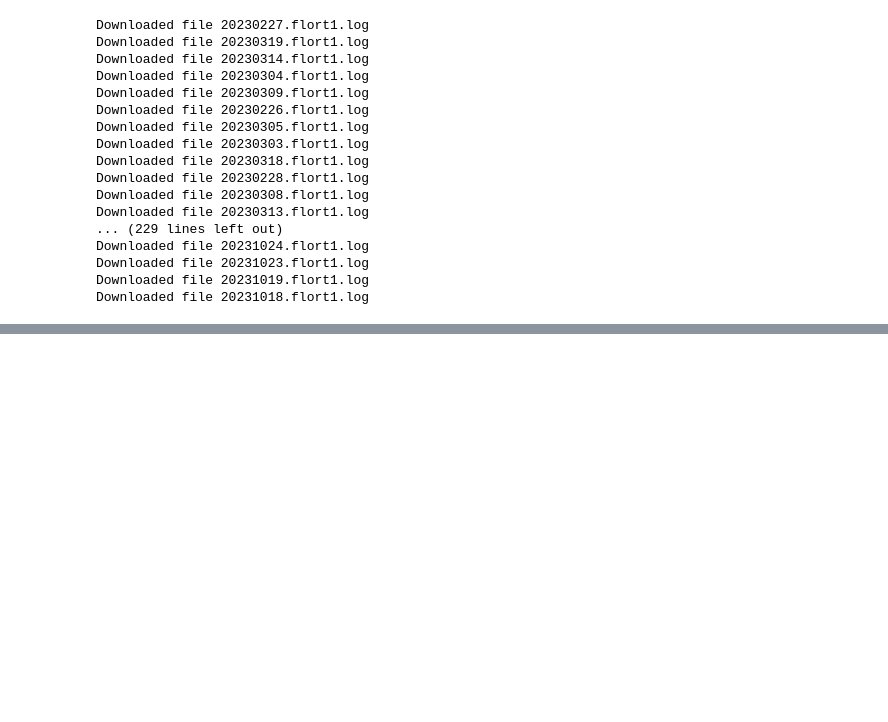
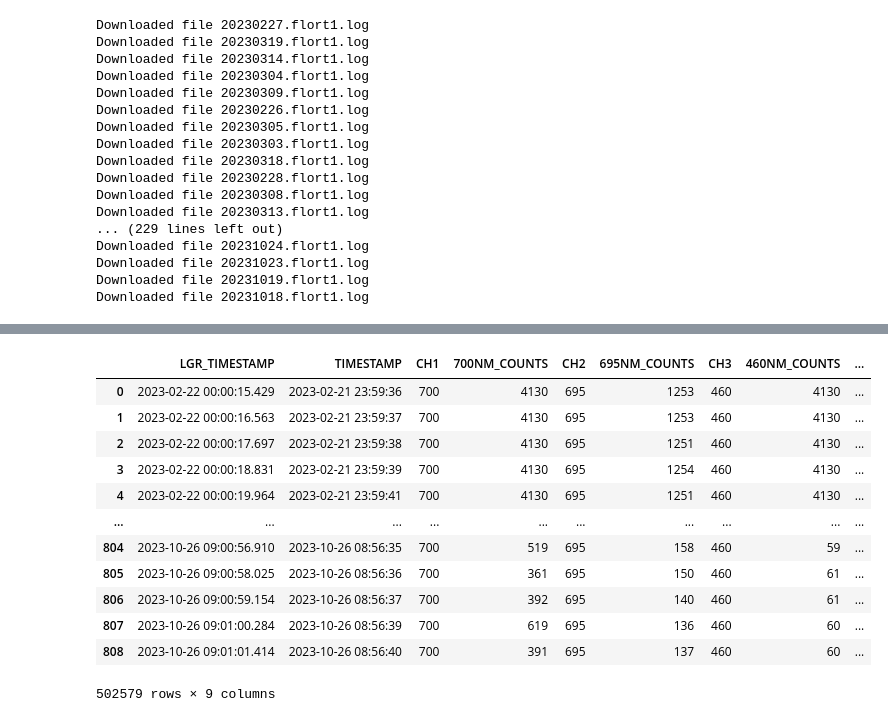
Before and after one commit to cooleyky/AST3, a Jupyter notebook: turbidity.ipynb, the cells around one changed output, grey strips where cells are left out. Cells and saved outputs as stored; diff of their text form; code cells hidden in the pictures; blank space fills up the shorter version.

```diff
--- a/turbidity.ipynb
+++ b/turbidity.ipynb
@@ -248,0 +286,16 @@ def load_flort_df(savepath, files):
+# %%
+flor_data
+# %% [output]
+|  | LGR_TIMESTAMP | TIMESTAMP | CH1 | 700NM_COUNTS | CH2 | 695NM_COUNTS | CH3 | 460NM_COUNTS | ... |
+| 0 | 2023-02-22 00:00:15.429 | 2023-02-21 23:59:36 | 700 | 4130 | 695 | 1253 | 460 | 4130 | ... |
+| 1 | 2023-02-22 00:00:16.563 | 2023-02-21 23:59:37 | 700 | 4130 | 695 | 1253 | 460 | 4130 | ... |
+| 2 | 2023-02-22 00:00:17.697 | 2023-02-21 23:59:38 | 700 | 4130 | 695 | 1251 | 460 | 4130 | ... |
+| 3 | 2023-02-22 00:00:18.831 | 2023-02-21 23:59:39 | 700 | 4130 | 695 | 1254 | 460 | 4130 | ... |
+| 4 | 2023-02-22 00:00:19.964 | 2023-02-21 23:59:41 | 700 | 4130 | 695 | 1251 | 460 | 4130 | ... |
+| ... | ... | ... | ... | ... | ... | ... | ... | ... | ... |
+| 804 | 2023-10-26 09:00:56.910 | 2023-10-26 08:56:35 | 700 | 519 | 695 | 158 | 460 | 59 | ... |
+| 805 | 2023-10-26 09:00:58.025 | 2023-10-26 08:56:36 | 700 | 361 | 695 | 150 | 460 | 61 | ... |
+| 806 | 2023-10-26 09:00:59.154 | 2023-10-26 08:56:37 | 700 | 392 | 695 | 140 | 460 | 61 | ... |
+| 807 | 2023-10-26 09:01:00.284 | 2023-10-26 08:56:39 | 700 | 619 | 695 | 136 | 460 | 60 | ... |
+| 808 | 2023-10-26 09:01:01.414 | 2023-10-26 08:56:40 | 700 | 391 | 695 | 137 | 460 | 60 | ... |
+502579 rows × 9 columns
```
Also changed, not shown: parts of 16 cells of this notebook, 2 other files.
